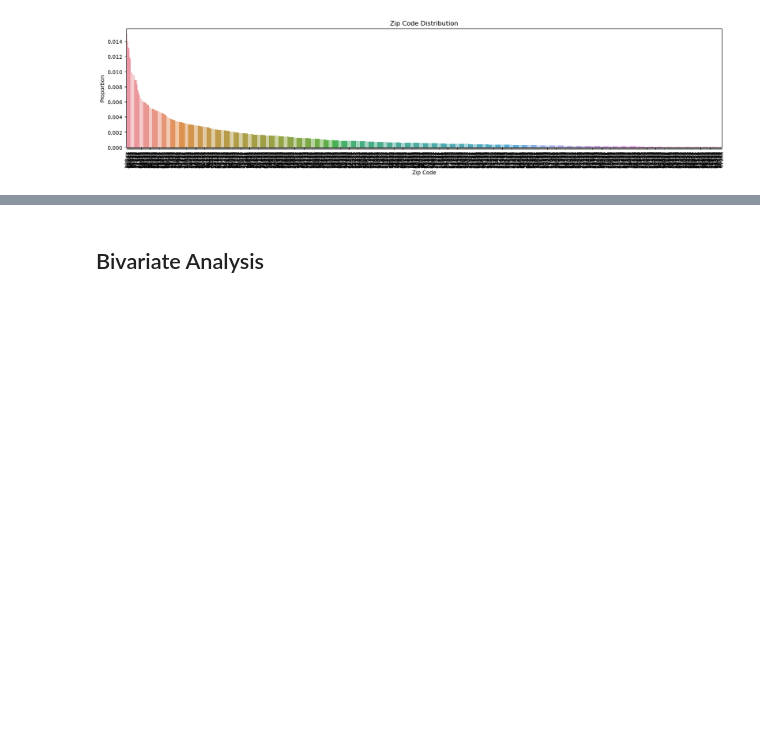
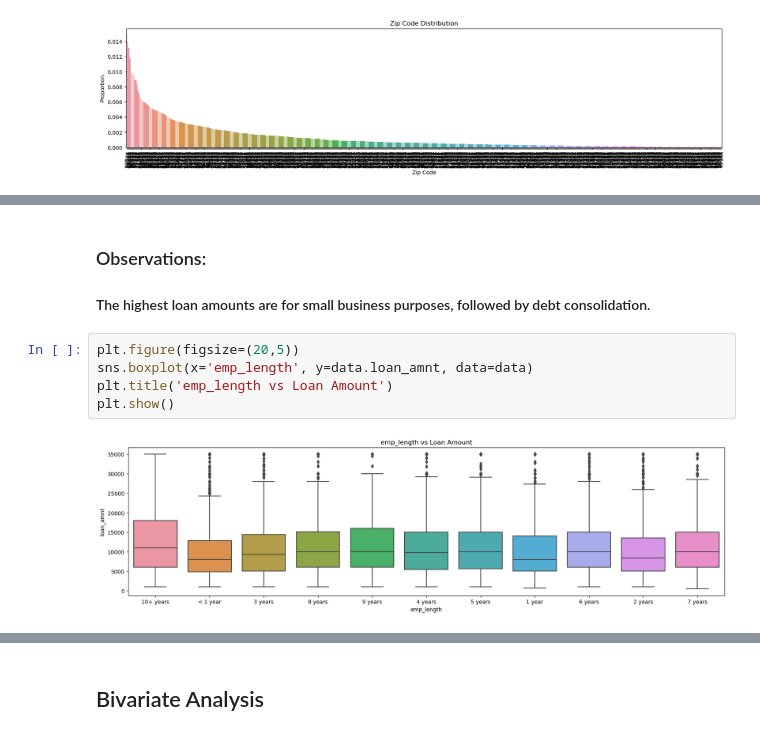
Before and after one commit to mkomera/Lending_ClubCase_Study, a Jupyter notebook: Lending_Club_Case_study.ipynb, the cells around one changed output, grey strips where cells are left out. Saved outputs shown, nothing was run; the diff lists cells and outputs as text; blank space fills up the shorter version.

```diff
--- a/Lending_Club_Case_study.ipynb
+++ b/Lending_Club_Case_study.ipynb
@@ -611,0 +658,10 @@ plt.show()
+# %% [markdown]
+### Observations:
+#### The highest loan amounts are for small business purposes, followed by debt consolidation.
+# %%
+plt.figure(figsize=(20,5))
+sns.boxplot(x='emp_length', y=data.loan_amnt, data=data)
+plt.title('emp_length vs Loan Amount')
+plt.show()
+# %% [output]
+[figure, added]
```
Also changed, not shown: parts of 42 cells of this notebook.
